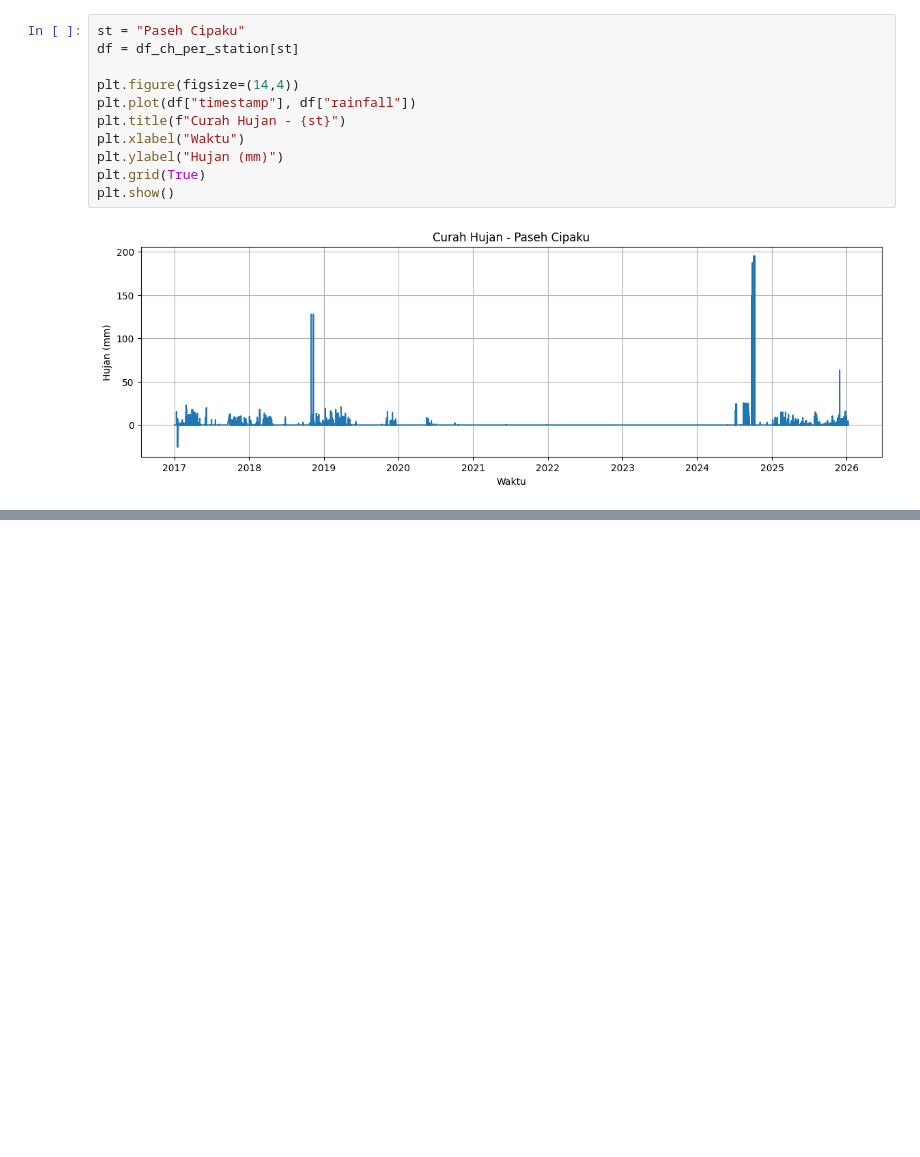
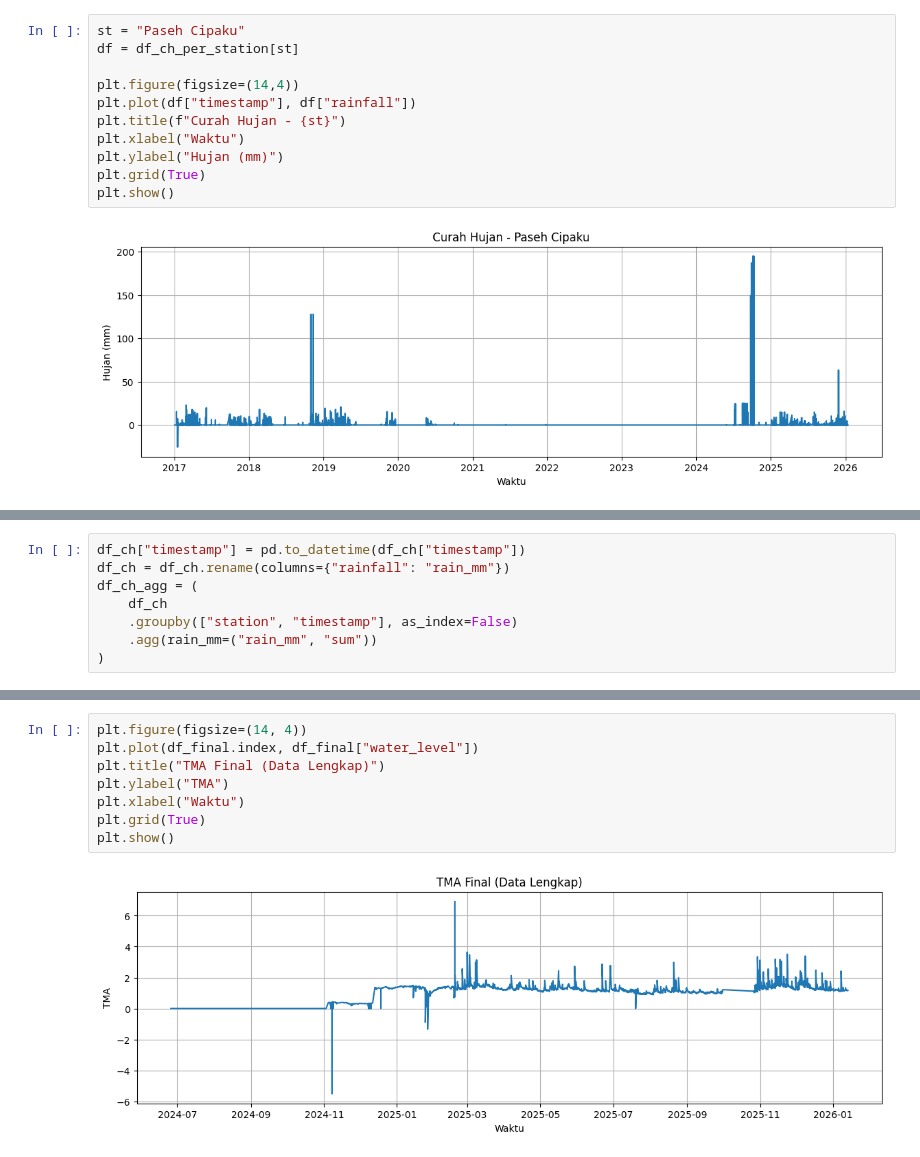
Before and after one commit to irza26/mr-flows, a Jupyter notebook: Warn_TMA.ipynb, the cells around one changed output, grey strips where cells are left out. Saved outputs shown, nothing was run; the diff lists cells and outputs as text; blank space fills up the shorter version.

```diff
--- a/Warn_TMA.ipynb
+++ b/Warn_TMA.ipynb
@@ -148,0 +133,8 @@ plt.show()
+# %%
+df_ch["timestamp"] = pd.to_datetime(df_ch["timestamp"])
+df_ch = df_ch.rename(columns={"rainfall": "rain_mm"})
+df_ch_agg = (
+    df_ch
+    .groupby(["station", "timestamp"], as_index=False)
+    .agg(rain_mm=("rain_mm", "sum"))
+)
@@ -148,0 +197,10 @@ plt.show()
+# %%
+plt.figure(figsize=(14, 4))
+plt.plot(df_final.index, df_final["water_level"])
+plt.title("TMA Final (Data Lengkap)")
+plt.ylabel("TMA")
+plt.xlabel("Waktu")
+plt.grid(True)
+plt.show()
+# %% [output]
+[figure, added]
```
Also changed, not shown: parts of 11 cells of this notebook, 8 other files.
